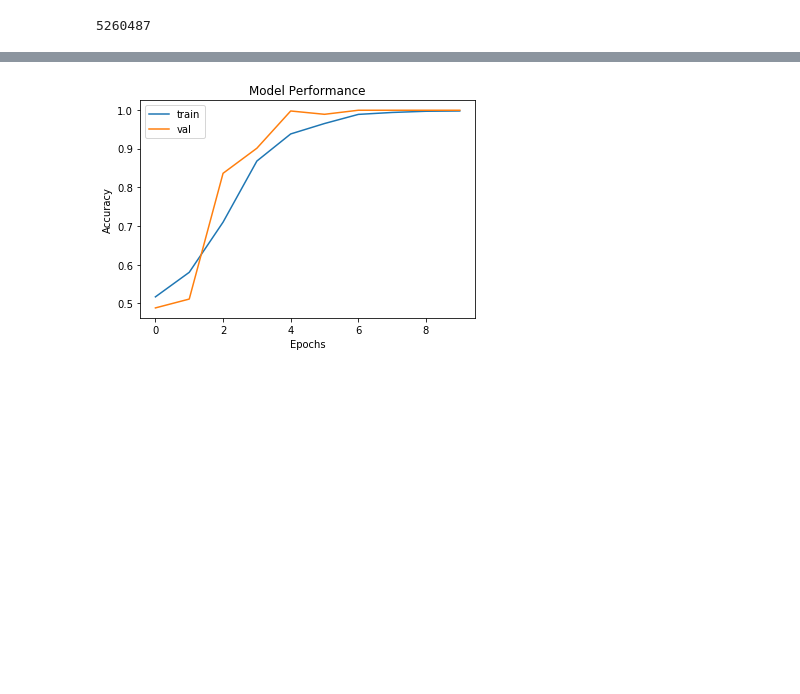
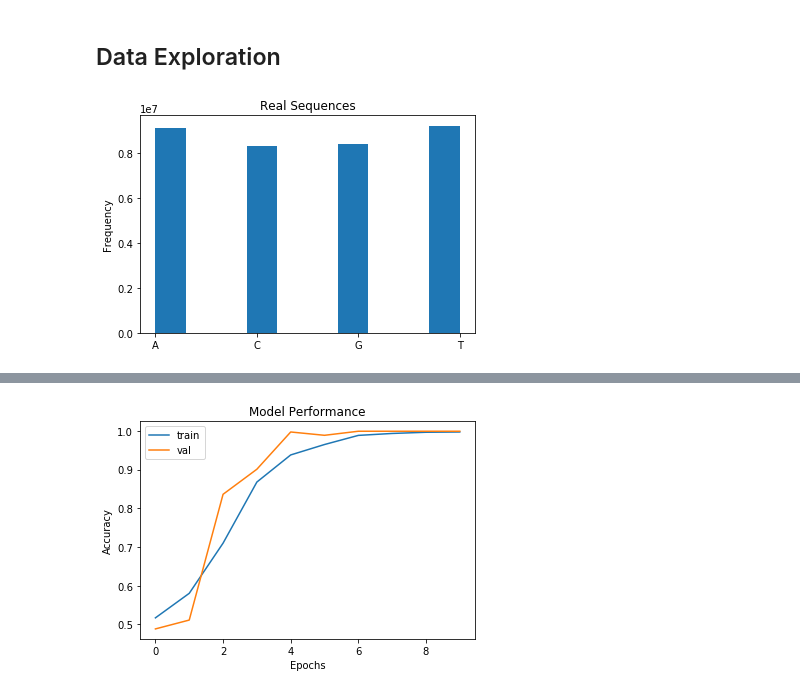
Before and after one commit to Jdduryea/SeqID, a Jupyter notebook: RNN Research.ipynb, the cells around one changed output, grey strips where cells are left out. Cells and saved outputs as stored; diff of their text form; code cells hidden in the pictures; blank space fills up the shorter version.

```diff
--- a/RNN Research.ipynb
+++ b/RNN Research.ipynb
@@ -28,7 +83,3 @@ import matplotlib.pyplot as plt
 seq_length = 10000
 num_seqs = 3500
 fake_seqs = np.random.randint(4,size=(num_seqs,seq_length))+1
-# %%
-len(big_seq)-(10000*3500)
-# %% [output]
-5260487
@@ -52,3 +95,13 @@ X[num_seqs:] = real_seqs
 y[num_seqs:] = 1
 
 max_length = seq_length
+# %% [markdown]
+## Data Exploration
+# %%
+plt.hist(real_seqs.flatten());
+plt.title("Real Sequences");
+plt.ylabel("Frequency");
+plt.xticks(np.arange(1,5), ('A', 'C', 'G', 'T'));
+plt.savefig("Real.png",dpi=500)
+# %% [output]
+[figure, added]
```
Also changed, not shown: parts of 42 cells of this notebook.
